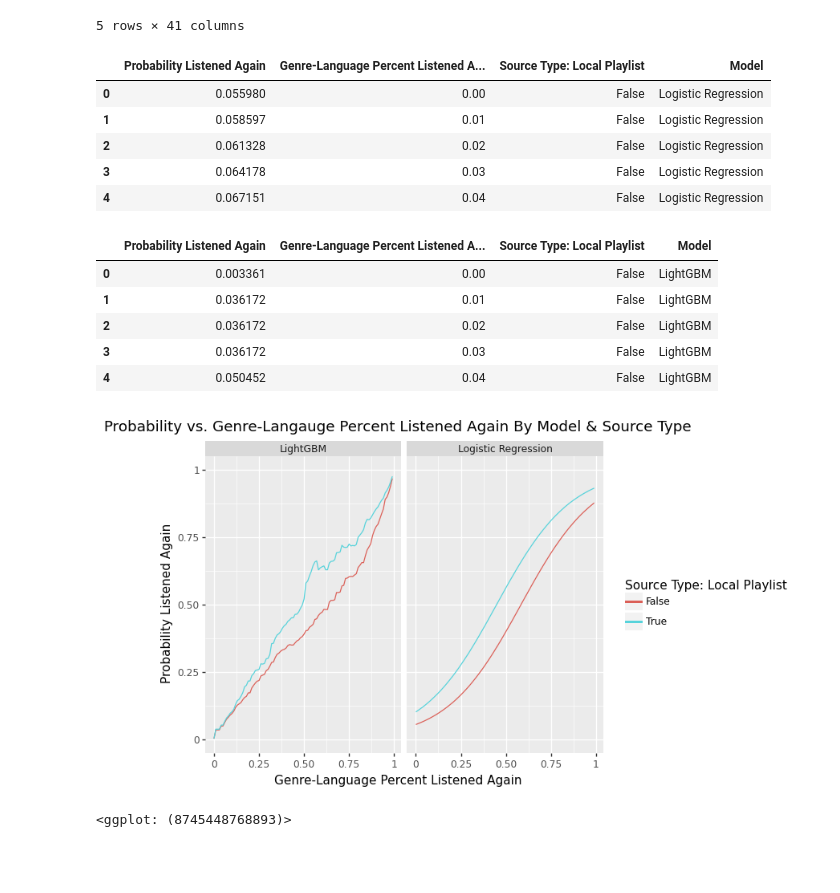
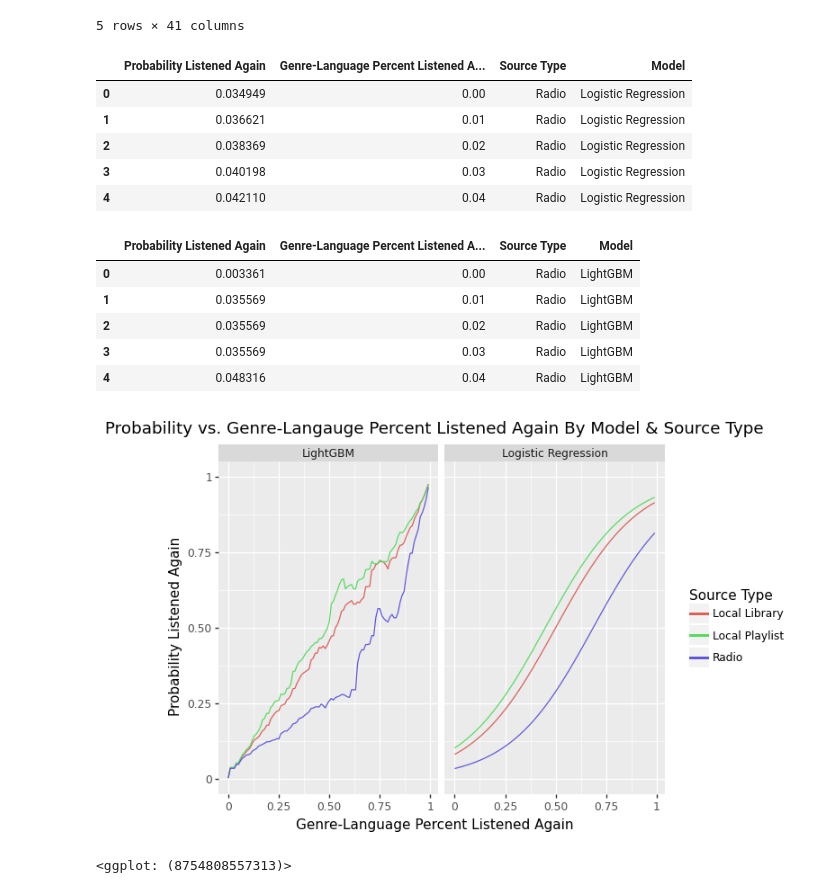
Before and after one commit to jhosea/KKBox-music-recommendation, a Jupyter notebook: project.ipynb, the cells around one changed output. Cells and saved outputs as stored; diff of their text form; code cells hidden in the pictures; blank space fills up the shorter version.

Commit message:
Added prediction plots

```diff
--- a/project.ipynb
+++ b/project.ipynb
@@ -1952,13 +1960,20 @@ genre_language_grid[
     "genre_language_listened_again_percent"
 ] = np.arange(0,1,1/NUM_STEPS)
 
-# Duplicate and add values for local-playlist
+# Duplicate and add values for local-playlist, radio, local-library
 genre_language_grid = pd.concat(
-    [genre_language_grid]*2
+    [genre_language_grid]*3
 )
+# First radio, then local-playlist, then local-library
+genre_language_grid[
+    "source_type_radio"
+] = ([True] * NUM_STEPS) + ([False] * (2*NUM_STEPS))
 genre_language_grid[
     "source_type_local-playlist"
-] = ([False] * NUM_STEPS) + ([True] * NUM_STEPS)
+] = ([False] * NUM_STEPS) + ([True] * NUM_STEPS) + ([False] * NUM_STEPS)
+genre_language_grid[
+    "source_type_local-library"
+] = ([False] * (2*NUM_STEPS)) + ([True] * NUM_STEPS)
 
 genre_language_grid.head()
 # %% [output]
@@ -1979,21 +1994,21 @@ lr_genre_langauge_preds[
 ] = genre_language_grid.genre_language_listened_again_percent.to_list()
 
 lr_genre_langauge_preds[
-    "Source Type: Local Playlist"
-] = genre_language_grid["source_type_local-playlist"].to_list()
+    "Source Type"
+] = (["Radio"] * NUM_STEPS) + (["Local Playlist"] * NUM_STEPS) + (["Local Library"] * NUM_STEPS)
 
 lr_genre_langauge_preds[
     "Model"
-] = ["Logistic Regression"] * (2*NUM_STEPS)
+] = ["Logistic Regression"] * (3*NUM_STEPS)
 
 lr_genre_langauge_preds.head()
 # %% [output]
-|  | Probability Listened Again | Genre-Language Percent Listened A... | Source Type: Local Playlist | Model |
-| 0 | 0.055980 | 0.00 | False | Logistic Regression |
-| 1 | 0.058597 | 0.01 | False | Logistic Regression |
-| 2 | 0.061328 | 0.02 | False | Logistic Regression |
-| 3 | 0.064178 | 0.03 | False | Logistic Regression |
-| 4 | 0.067151 | 0.04 | False | Logistic Regression |
+|  | Probability Listened Again | Genre-Language Percent Listened A... | Source Type | Model |
+| 0 | 0.034949 | 0.00 | Radio | Logistic Regression |
+| 1 | 0.036621 | 0.01 | Radio | Logistic Regression |
+| 2 | 0.038369 | 0.02 | Radio | Logistic Regression |
+| 3 | 0.040198 | 0.03 | Radio | Logistic Regression |
+| 4 | 0.042110 | 0.04 | Radio | Logistic Regression |
 # %%
 lgb_genre_langauge_preds = pd.DataFrame(
     light_gbm.predict_proba(genre_language_grid)
@@ -2005,21 +2020,21 @@ lgb_genre_langauge_preds[
 
 
 lgb_genre_langauge_preds[
-    "Source Type: Local Playlist"
-] = genre_language_grid["source_type_local-playlist"].to_list()
+    "Source Type"
+] =  (["Radio"] * NUM_STEPS) + (["Local Playlist"] * NUM_STEPS) + (["Local Library"] * NUM_STEPS)
 
 lgb_genre_langauge_preds[
     "Model"
-] = ["LightGBM"] * (2*NUM_STEPS)
+] = ["LightGBM"] * (3*NUM_STEPS)
 
 lgb_genre_langauge_preds.head()
 # %% [output]
-|  | Probability Listened Again | Genre-Language Percent Listened A... | Source Type: Local Playlist | Model |
-| 0 | 0.003361 | 0.00 | False | LightGBM |
-| 1 | 0.036172 | 0.01 | False | LightGBM |
-| 2 | 0.036172 | 0.02 | False | LightGBM |
-| 3 | 0.036172 | 0.03 | False | LightGBM |
-| 4 | 0.050452 | 0.04 | False | LightGBM |
+|  | Probability Listened Again | Genre-Language Percent Listened A... | Source Type | Model |
+| 0 | 0.003361 | 0.00 | Radio | LightGBM |
+| 1 | 0.035569 | 0.01 | Radio | LightGBM |
+| 2 | 0.035569 | 0.02 | Radio | LightGBM |
+| 3 | 0.035569 | 0.03 | Radio | LightGBM |
+| 4 | 0.048316 | 0.04 | Radio | LightGBM |
 # %%
 all_genre_language_preds = pd.concat(
     [lr_genre_langauge_preds, lgb_genre_langauge_preds]
@@ -2027,16 +2042,17 @@ all_genre_language_preds = pd.concat(
 # %%
 (p9.ggplot(all_genre_language_preds,
           mapping=p9.aes(x="Genre-Language Percent Listened Again",
                          y="Probability Listened Again",
-                         color="Source Type: Local Playlist"
+                         color="Source Type"
                         )) +
  p9.geom_line() +
- p9.labs(title="Probability vs. Genre-Langauge Percent Listened Again By Model & Source Type") +
+ p9.labs(title="Probability vs. Genre-Langauge Percent Listened Again By Model & Source Type"
+        ) +
  p9.ylim(0,1) +
  p9.facet_wrap("Model")
 )
 # %% [output]
-[figure, old version]
+[figure, new version]
-<ggplot: (8745448768893)>
+<ggplot: (8754808557313)>
 # %%
 (p9.ggplot(all_genre_language_preds[
```
Also changed, not shown: parts of 5 cells of this notebook.
